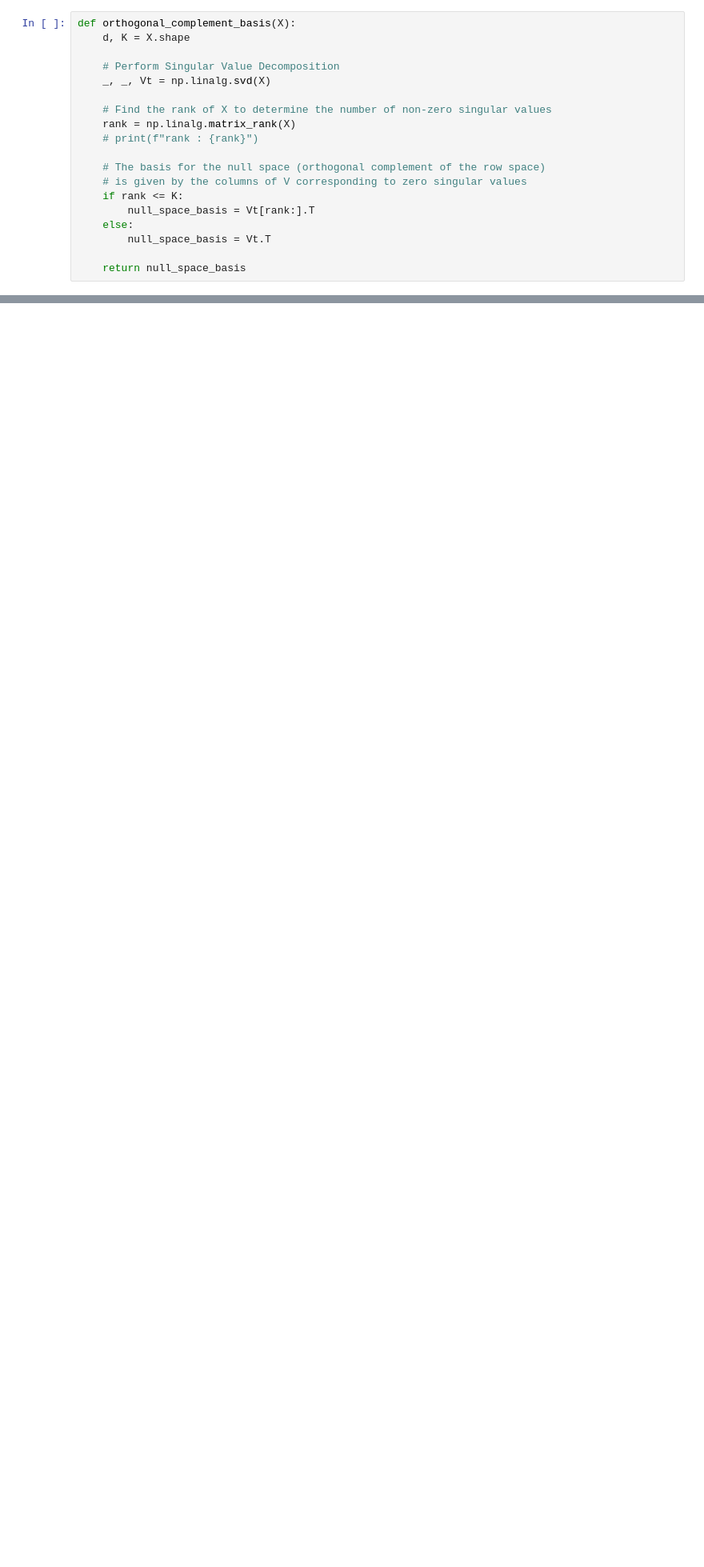
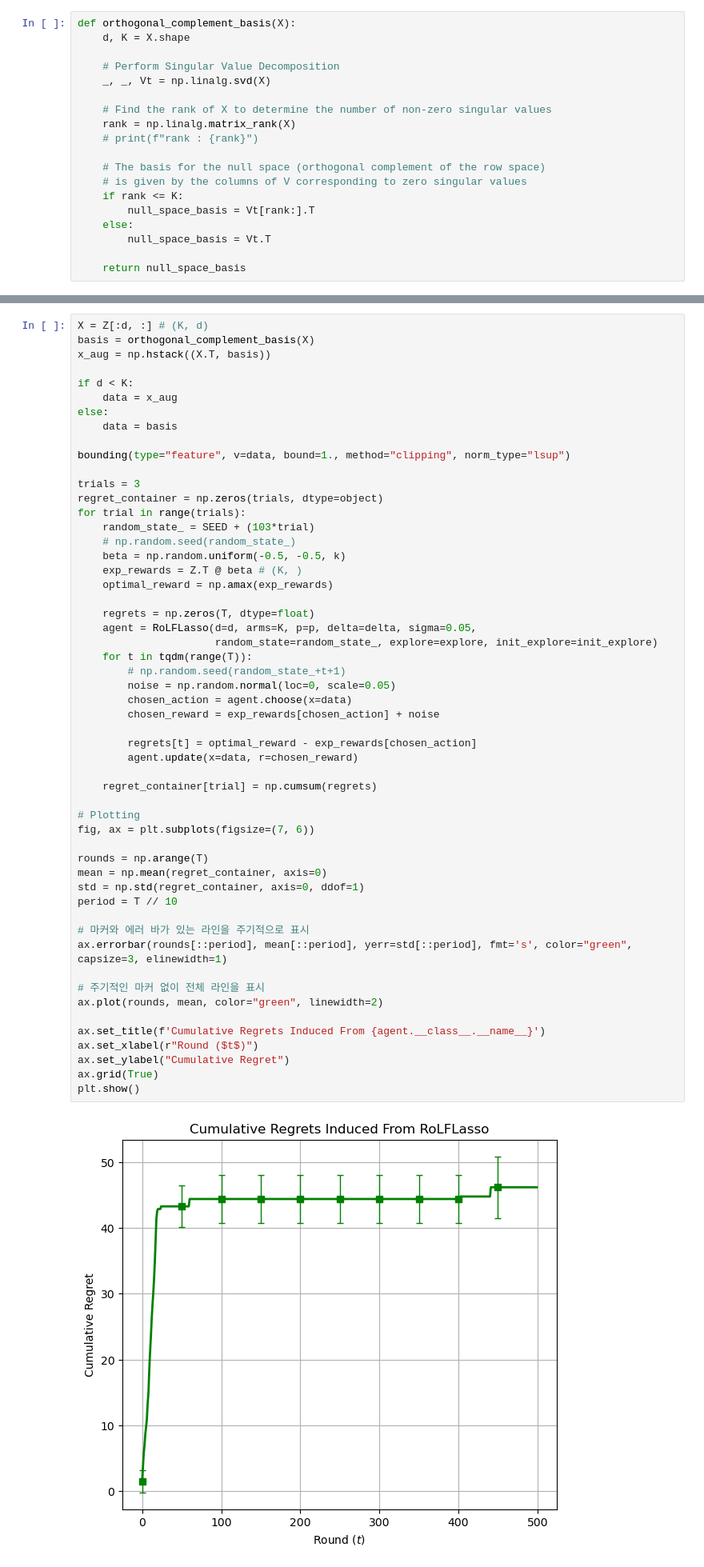
Before and after one commit to ImPJH/PHD, a Jupyter notebook: rolf/RoLFLasso.ipynb, the cells around one changed output, grey strips where cells are left out. Shown at 80% size. Saved outputs shown, nothing was run; the diff lists cells and outputs as text; blank space fills up the shorter version.

```diff
--- a/rolf/RoLFLasso.ipynb
+++ b/rolf/RoLFLasso.ipynb
@@ -424,0 +430,56 @@ plt.show()
+# %%
+X = Z[:d, :] # (K, d)
+basis = orthogonal_complement_basis(X)
+x_aug = np.hstack((X.T, basis))
+
+if d < K:
+    data = x_aug
+else:
+    data = basis
+
+bounding(type="feature", v=data, bound=1., method="clipping", norm_type="lsup")
+
+trials = 3
+regret_container = np.zeros(trials, dtype=object)
+for trial in range(trials):
+    random_state_ = SEED + (103*trial)
+    # np.random.seed(random_state_)
+    beta = np.random.uniform(-0.5, -0.5, k)
+    exp_rewards = Z.T @ beta # (K, )
+    optimal_reward = np.amax(exp_rewards)
+
+    regrets = np.zeros(T, dtype=float)
+    agent = RoLFLasso(d=d, arms=K, p=p, delta=delta, sigma=0.05,
+                      random_state=random_state_, explore=explore, init_explore=init_explore)
+    for t in tqdm(range(T)):
+        # np.random.seed(random_state_+t+1)
+        noise = np.random.normal(loc=0, scale=0.05)
+        chosen_action = agent.choose(x=data)
+        chosen_reward = exp_rewards[chosen_action] + noise
+
+        regrets[t] = optimal_reward - exp_rewards[chosen_action]
+        agent.update(x=data, r=chosen_reward)
+
+    regret_container[trial] = np.cumsum(regrets)
+
+# Plotting
+fig, ax = plt.subplots(figsize=(7, 6))
+
+rounds = np.arange(T)
+mean = np.mean(regret_container, axis=0)
+std = np.std(regret_container, axis=0, ddof=1)
+period = T // 10
+
+# 마커와 에러 바가 있는 라인을 주기적으로 표시
+ax.errorbar(rounds[::period], mean[::period], yerr=std[::period], fmt='s', color="green", capsize=3, elinewidth=1)
+
+# 주기적인 마커 없이 전체 라인을 표시
+ax.plot(rounds, mean, color="green", linewidth=2)
+
+ax.set_title(f'Cumulative Regrets Induced From {agent.__class__.__name__}')
+ax.set_xlabel(r"Round ($t$)")
+ax.set_ylabel("Cumulative Regret")
+ax.grid(True)
+plt.show()
+# %% [output]
+[figure, added]
```
Also changed, not shown: parts of 7 cells of this notebook, 29 other files.
